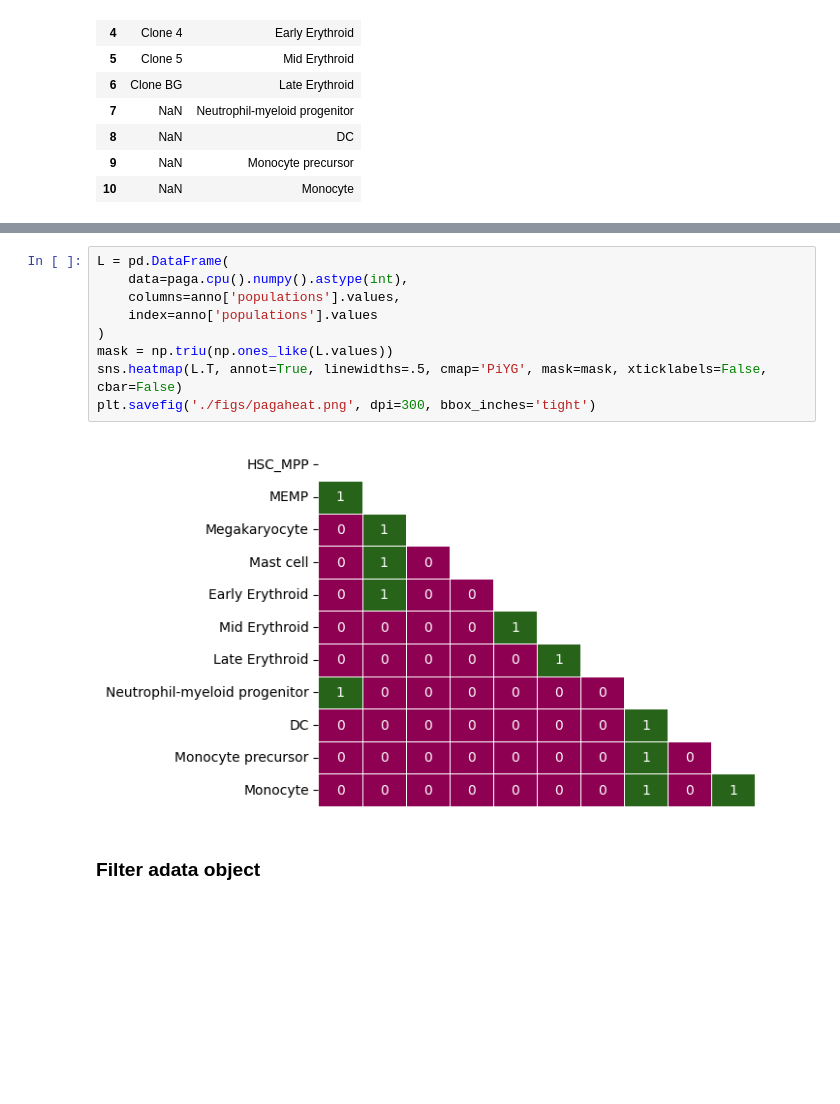
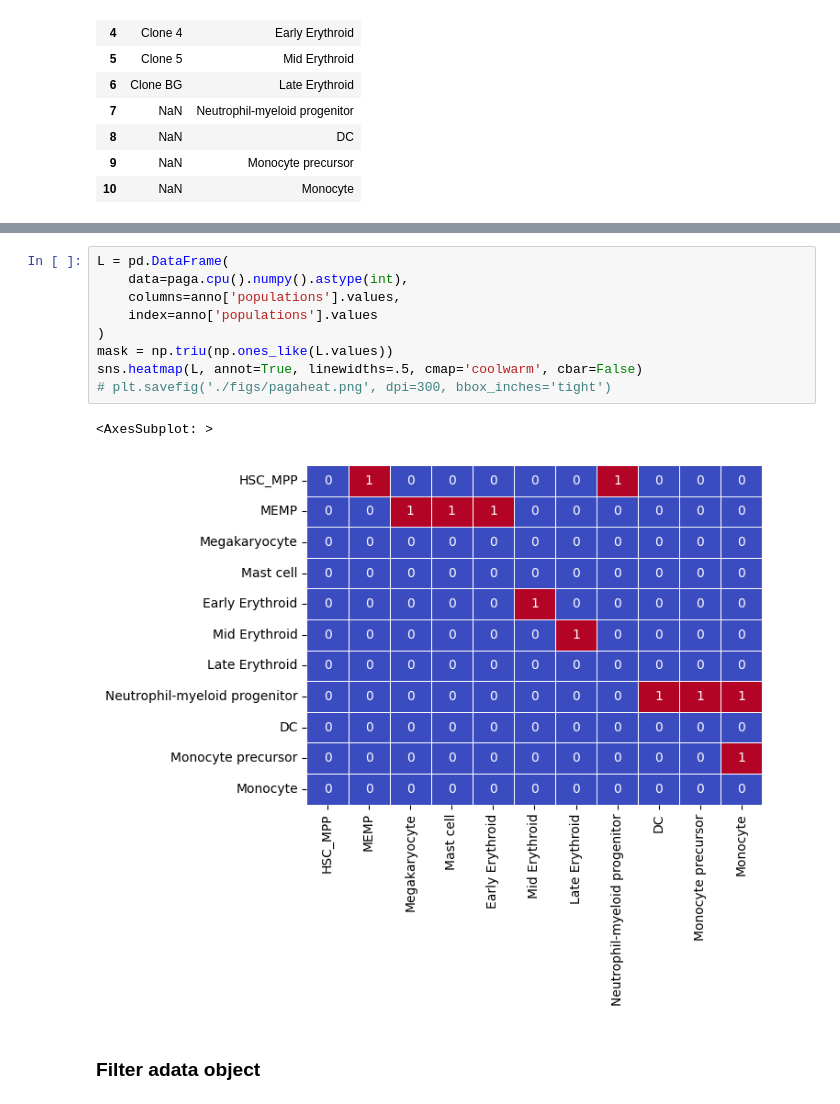
Before and after one commit to StatBiomed/clonaltrans, a Jupyter notebook: data/LARRY/prepare_input.ipynb, the cells around one changed output, grey strips where cells are left out. Drawn from its saved outputs; the diff is of its cells as text; blank space fills up the shorter version.

```diff
--- a/data/LARRY/prepare_input.ipynb
+++ b/data/LARRY/prepare_input.ipynb
@@ -43,14 +42,15 @@ Background reference cells generated (mean of all other clones). Input data shap
 # %%
 L = pd.DataFrame(
     data=paga.cpu().numpy().astype(int),
     columns=anno['populations'].values,
     index=anno['populations'].values
 )
 mask = np.triu(np.ones_like(L.values))
-sns.heatmap(L.T, annot=True, linewidths=.5, cmap='PiYG', mask=mask, xticklabels=False, cbar=False)
-plt.savefig('./figs/pagaheat.png', dpi=300, bbox_inches='tight')
+sns.heatmap(L, annot=True, linewidths=.5, cmap='coolwarm', cbar=False)
+# plt.savefig('./figs/pagaheat.png', dpi=300, bbox_inches='tight')
 # %% [output]
+<AxesSubplot: >
-[figure, old version]
+[figure, new version]
 # %% [markdown]
 ### Filter adata object
 # %%
```
Also changed, not shown: parts of 1 cell of this notebook, 19 other files.
